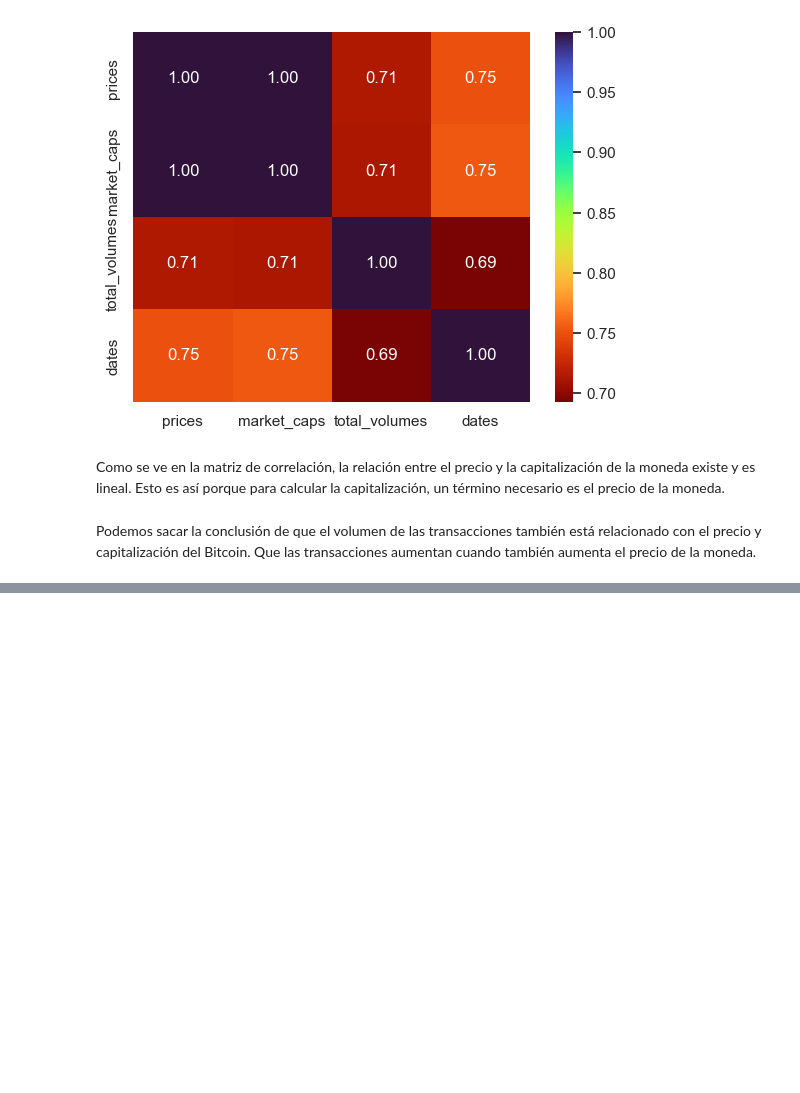
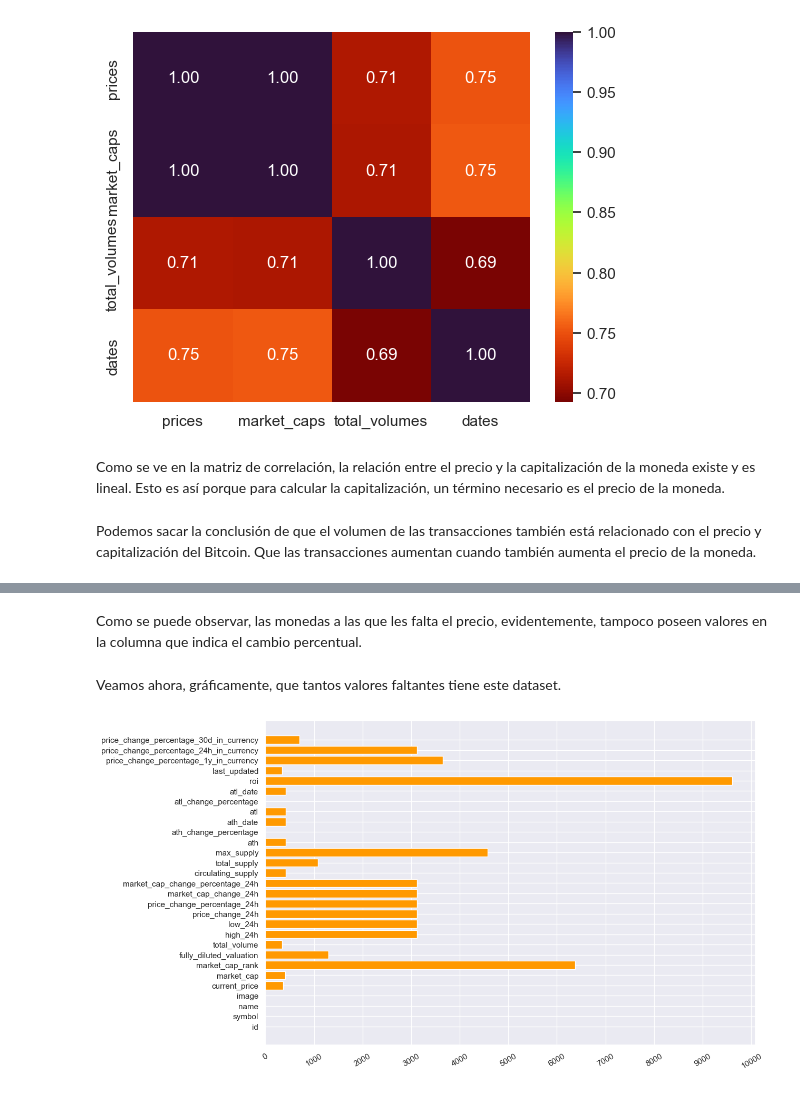
Before and after one commit to Mariagustin-Prg/PI-DA_CoinGekco, a Jupyter notebook: Exploratory Data Analytics.ipynb, the cells around one changed output, grey strips where cells are left out. Cells and saved outputs as stored; diff of their text form; code cells hidden in the pictures; blank space fills up the shorter version.

```diff
--- a/Exploratory Data Analytics.ipynb
+++ b/Exploratory Data Analytics.ipynb
@@ -522,0 +635,11 @@ Podemos sacar la conclusión de que el volumen de las transacciones también est
+# %% [markdown]
+Como se puede observar, las monedas a las que les falta el precio, evidentemente, tampoco poseen valores en la columna que indica el cambio percentual.
+# %% [markdown]
+Veamos ahora, gráficamente, que tantos valores faltantes tiene este dataset.
+# %%
+plt.figure(figsize= (12,8))
+plt.barh(df.columns, df.isnull().sum(), color= "#ff9900")
+plt.xticks(np.linspace(0,10000,11), rotation= 30)
+plt.show()
+# %% [output]
+[figure, added]
```
Also changed, not shown: parts of 30 cells of this notebook, 1 other file.
